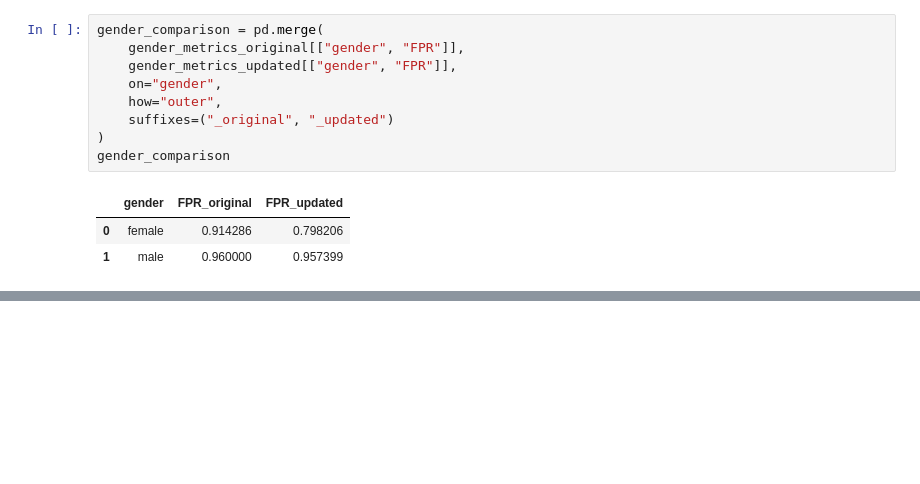
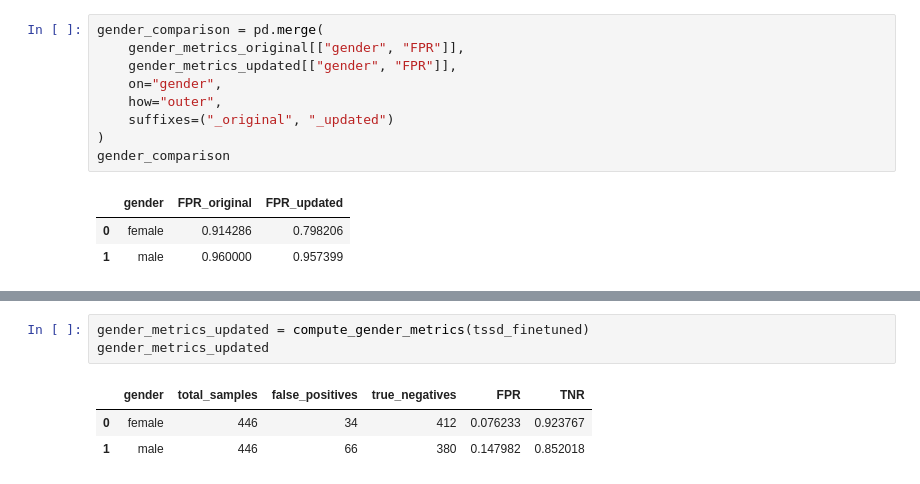
Before and after one commit to madfields17/Capstone_2025, a Jupyter notebook: tssdnet/model_analysis.ipynb, the cells around one changed output, grey strips where cells are left out. Saved outputs shown, nothing was run; the diff lists cells and outputs as text; blank space fills up the shorter version.

```diff
--- a/tssdnet/model_analysis.ipynb
+++ b/tssdnet/model_analysis.ipynb
@@ -141,0 +166,7 @@ gender_comparison
+# %%
+gender_metrics_updated = compute_gender_metrics(tssd_finetuned)
+gender_metrics_updated
+# %% [output]
+|  | gender | total_samples | false_positives | true_negatives | FPR | TNR |
+| 0 | female | 446 | 34 | 412 | 0.076233 | 0.923767 |
+| 1 | male | 446 | 66 | 380 | 0.147982 | 0.852018 |
```
Also changed, not shown: parts of 3 cells of this notebook, 12 other files.
